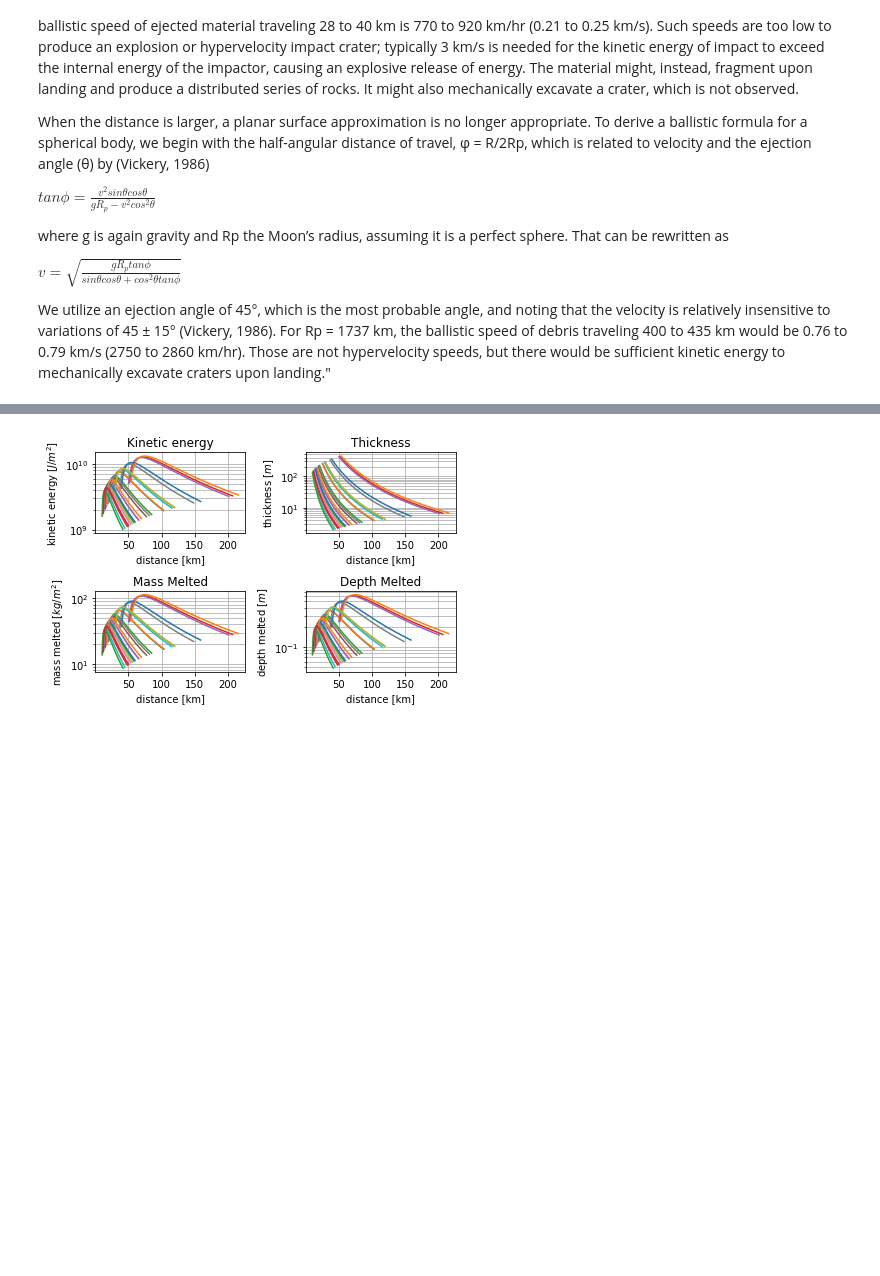
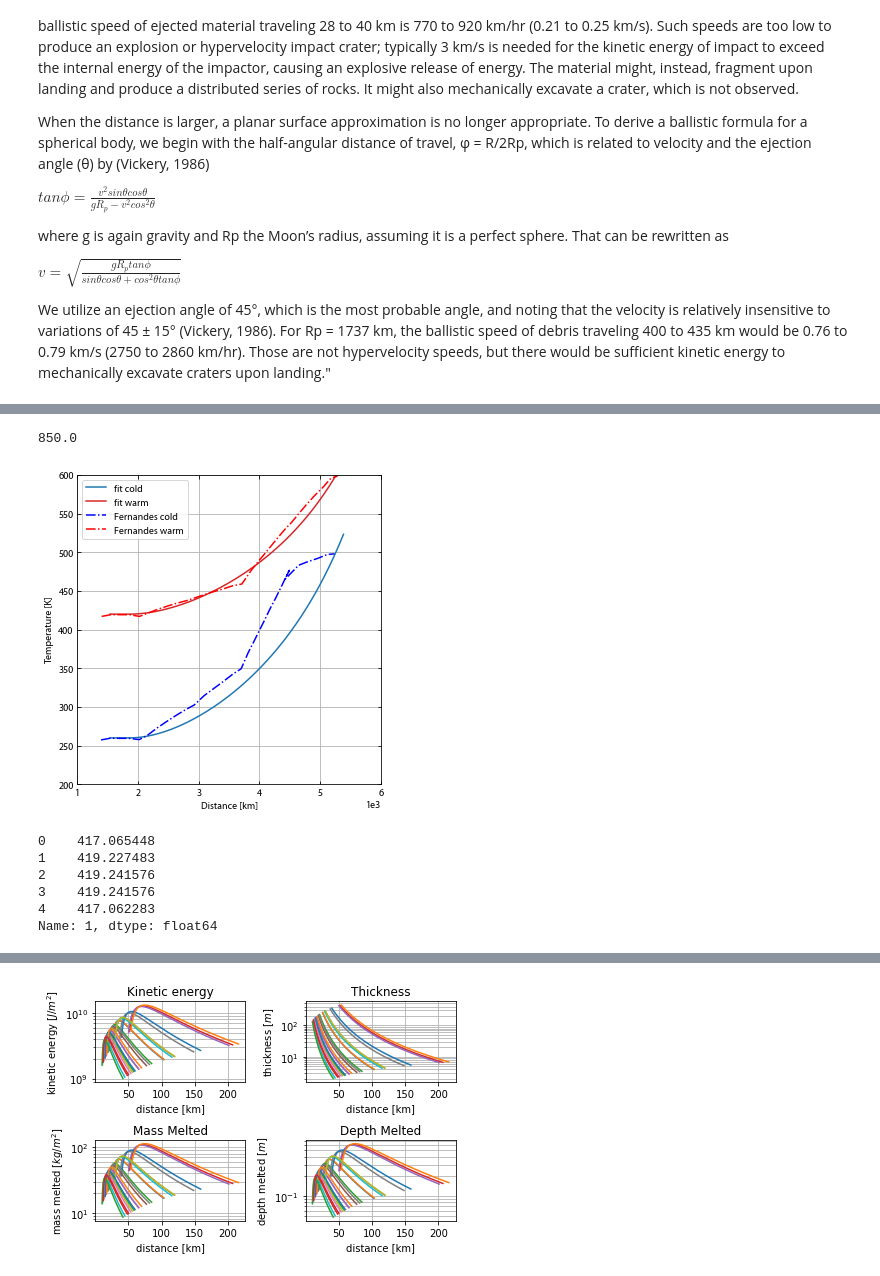
Before and after one commit to cjtu/moonpies, a Jupyter notebook: notebooks/ballistic_kinetic_energy.ipynb, the cells around one changed output, grey strips where cells are left out. Cells and saved outputs as stored; diff of their text form; code cells hidden in the pictures; blank space fills up the shorter version.

```diff
--- a/notebooks/ballistic_kinetic_energy.ipynb
+++ b/notebooks/ballistic_kinetic_energy.ipynb
@@ -22,6 +22,10 @@ We utilize an ejection angle of 45°, which is the most probable angle, and noti
 import numpy as np
 import matplotlib.pyplot as plt
 import pandas as pd
+from moonpies import default_config
+from moonpies import moonpies as mp
+
+cfg = default_config.Cfg()
 
 # Constants
 G_MOON = 1.624  # [m s^-2]
@@ -127,0 +208,50 @@ Ballistic speed at distance 445 km: 2888 km/h
+# %%
+fig, ax = plt.subplots(figsize=(5, 5))
+d_imb = 769 # [km]
+dist = np.linspace(d_imb*2, d_imb*7)
+dist_crad = dist / (d_imb/2)
+v = ballistic_spherical(np.deg2rad(45), dist*1000)
+t = mp.get_ejecta_thickness(dist*1000, d_imb*1000/2, order=-3)
+mass = t * cfg.target_density
+v_excess = v - 1.45e3
+v_excess[v_excess < 0] = 0
+ke = mp.kinetic_energy(mass, v_excess)
+t0 = mp.temp_at_depth(60*1e3)
+print(t0)
+heat_frac = 0.45
+cp_260 = 693.06
+cp_420 = 928.06
+del_t_cold = mp.delta_temp_at_impact(ke, mass, heat_frac, cp_260)
+del_t_warm = mp.delta_temp_at_impact(ke, mass, heat_frac, cp_420)
+
+# t = thickness(dist*1000, d_imb*1000/2)  # thickness at 1 crater radius
+# t_warm = 1000*4.2*(dist_crad)**-3.6  # isale thickness warm [m]
+# t_cold = 1000*3*(dist_crad)**-2.9  # isale thickness cold [m]
+ax.plot(dist, 260+del_t_cold, c='tab:blue', label='fit cold')
+ax.plot(dist, 420+del_t_warm, c='tab:red', label='fit warm')
+ax.set_xlabel('Distance [km]')
+ax.set_ylabel('Temperature [K]')
+ax.set_xlim(1000, 6000)
+ax.set_ylim(200, 600)
+# plt.loglog(dist_crad, t, label='ej thick')
+# plt.loglog(dist_crad, t_warm, label='warm')
+# plt.loglog(dist_crad, t_cold, label='cold')
+# plt.legend()
+actual_cold = pd.read_csv('/home/cjtu/Downloads/fernandes_cold.csv', header=None)
+actual_warm = pd.read_csv('/home/cjtu/Downloads/fernandes_warm.csv', header=None)
+ax.plot(actual_cold[0], actual_cold[1], 'b-.', label='Fernandes cold')
+ax.plot(actual_warm[0], actual_warm[1], 'r-.', label='Fernandes warm')
+ax.legend()
+plt.show()
+# %% [output]
+850.0
+[figure, added]
+# %%
+actual_warm.iloc[:5, 1]
+# %% [output]
+0    417.065448
+1    419.227483
+2    419.241576
+3    419.241576
+4    417.062283
+Name: 1, dtype: float64
```
Also changed, not shown: parts of 9 cells of this notebook, 5 other files.
